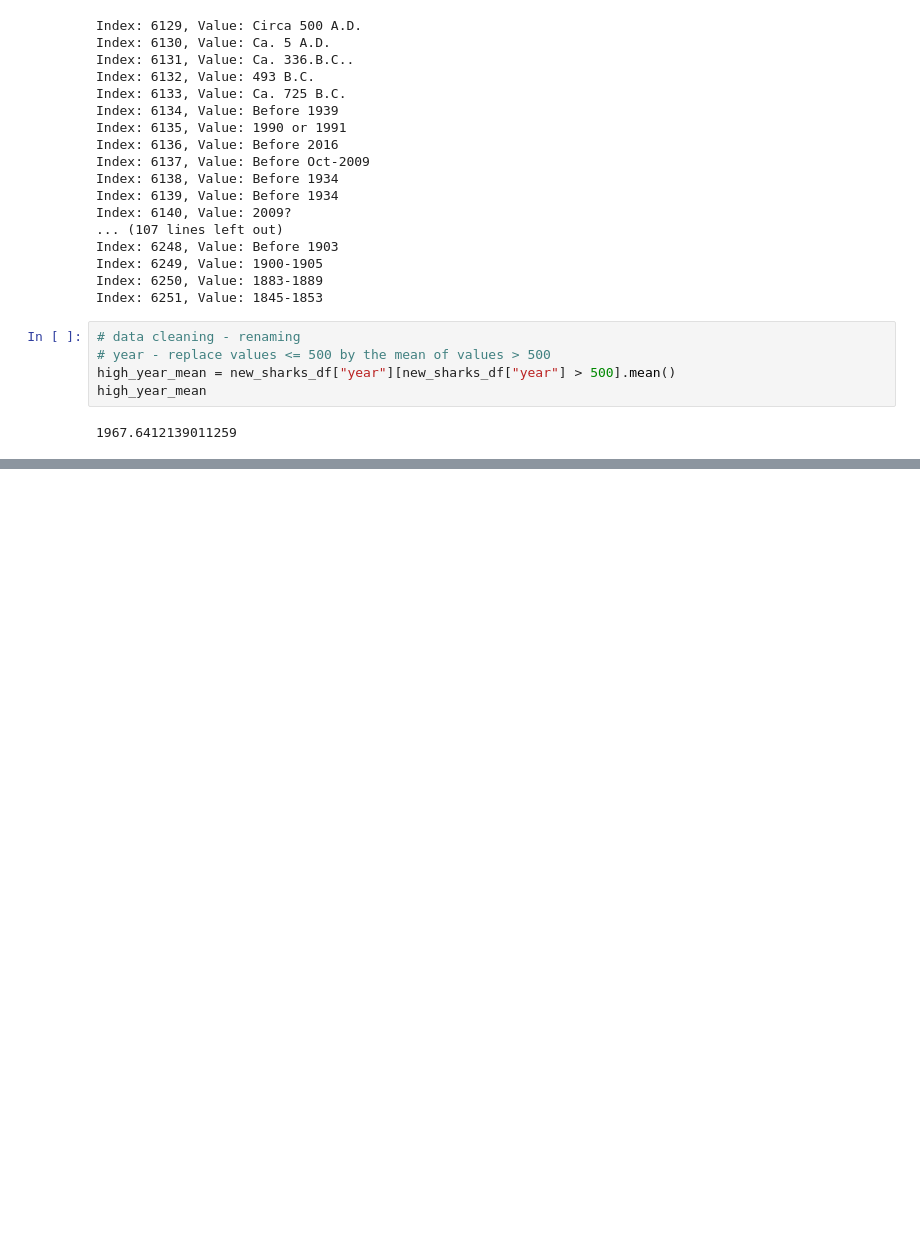
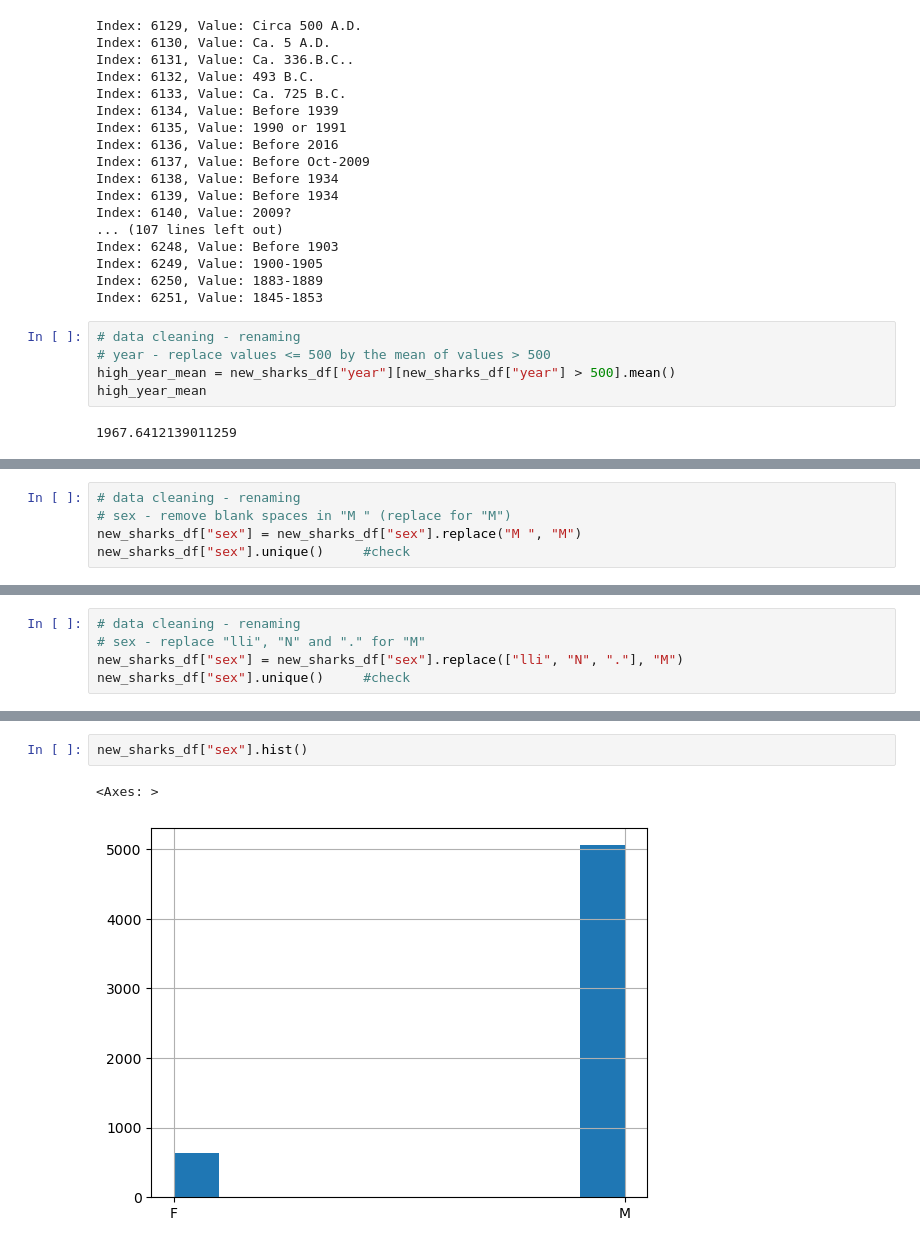
Before and after one commit to FILET81/Shark-Attack, a Jupyter notebook: Project-1.ipynb, the cells around one changed output, grey strips where cells are left out. Saved outputs shown, nothing was run; the diff lists cells and outputs as text; blank space fills up the shorter version.

```diff
--- a/Project-1.ipynb
+++ b/Project-1.ipynb
@@ -814,0 +820,5 @@ int64
+# %%
+# data cleaning - renaming
+# sex - remove blank spaces in "M " (replace for "M")
+new_sharks_df["sex"] = new_sharks_df["sex"].replace("M ", "M")
+new_sharks_df["sex"].unique()     #check
@@ -814,0 +869,5 @@ int64
+# %%
+# data cleaning - renaming
+# sex - replace "lli", "N" and "." for "M"
+new_sharks_df["sex"] = new_sharks_df["sex"].replace(["lli", "N", "."], "M")
+new_sharks_df["sex"].unique()     #check
@@ -814,0 +885,5 @@ int64
+# %%
+new_sharks_df["sex"].hist()
+# %% [output]
+<Axes: >
+[figure, added]
```
Also changed, not shown: parts of 70 cells of this notebook, 1 other file.
